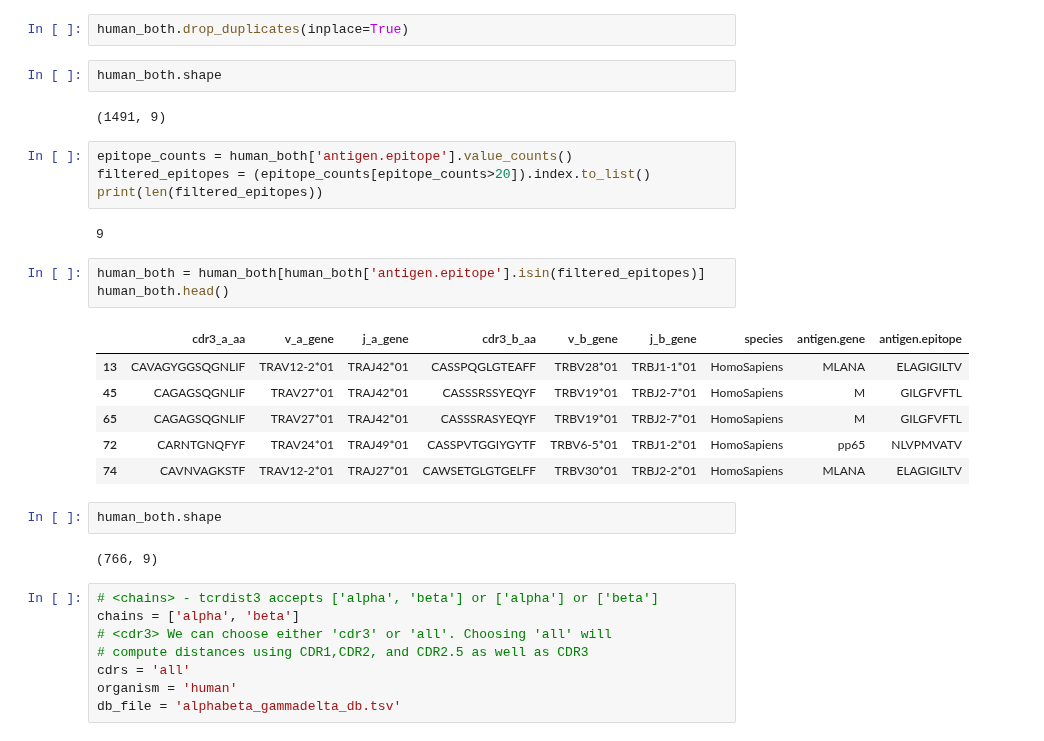
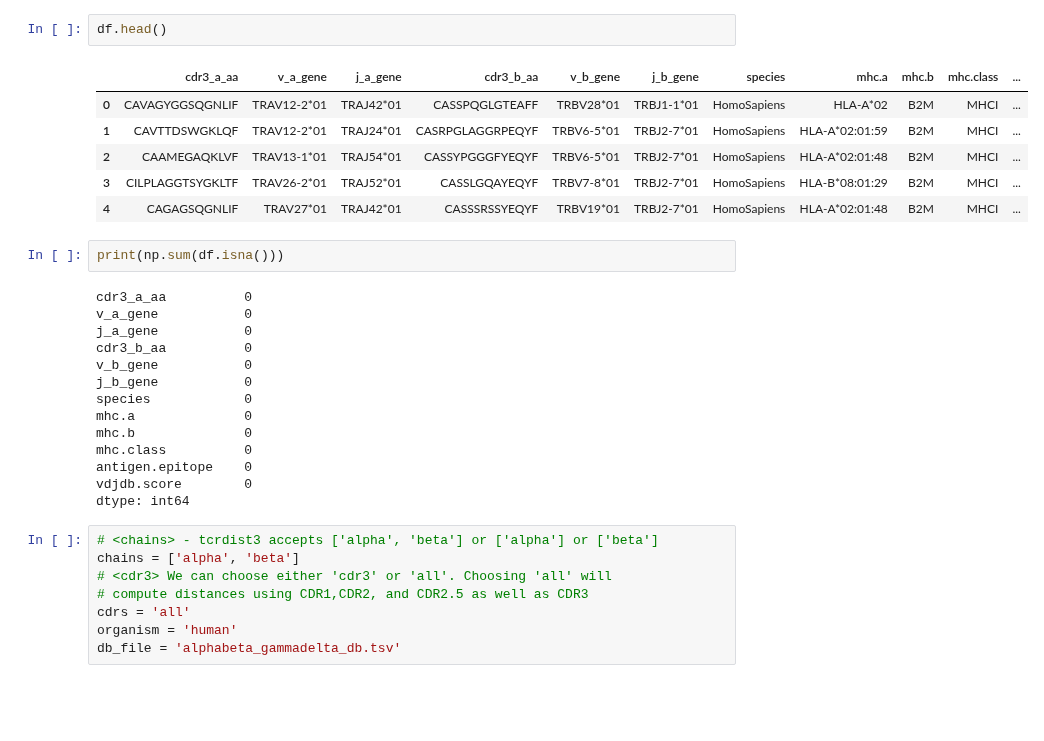
Before and after one commit to UoB-DSMP-2023-24/dsmp-2024-group-13, a Jupyter notebook: Vik-TcrDist-EpitopeSlim-Both-Viz.ipynb, the cells around one changed output. Drawn from its saved outputs; the diff is of its cells as text; blank space fills up the shorter version.

```diff
--- a/Vik-TcrDist-EpitopeSlim-Both-Viz.ipynb
+++ b/Vik-TcrDist-EpitopeSlim-Both-Viz.ipynb
@@ -221,29 +61,28 @@ human_both.shape
-# %%
-human_both.drop_duplicates(inplace=True)
-# %%
-human_both.shape
-# %% [output]
-(1491, 9)
-# %%
-epitope_counts = human_both['antigen.epitope'].value_counts()
-filtered_epitopes = (epitope_counts[epitope_counts>20]).index.to_list()
-print(len(filtered_epitopes))
-# %% [output]
-9
-# %%
-human_both = human_both[human_both['antigen.epitope'].isin(filtered_epitopes)]
-human_both.head()
-# %% [output]
-|  | cdr3_a_aa | v_a_gene | j_a_gene | cdr3_b_aa | v_b_gene | j_b_gene | species | antigen.gene | antigen.epitope |
-| 13 | CAVAGYGGSQGNLIF | TRAV12-2*01 | TRAJ42*01 | CASSPQGLGTEAFF | TRBV28*01 | TRBJ1-1*01 | HomoSapiens | MLANA | ELAGIGILTV |
-| 45 | CAGAGSQGNLIF | TRAV27*01 | TRAJ42*01 | CASSSRSSYEQYF | TRBV19*01 | TRBJ2-7*01 | HomoSapiens | M | GILGFVFTL |
-| 65 | CAGAGSQGNLIF | TRAV27*01 | TRAJ42*01 | CASSSRASYEQYF | TRBV19*01 | TRBJ2-7*01 | HomoSapiens | M | GILGFVFTL |
-| 72 | CARNTGNQFYF | TRAV24*01 | TRAJ49*01 | CASSPVTGGIYGYTF | TRBV6-5*01 | TRBJ1-2*01 | HomoSapiens | pp65 | NLVPMVATV |
-| 74 | CAVNVAGKSTF | TRAV12-2*01 | TRAJ27*01 | CAWSETGLGTGELFF | TRBV30*01 | TRBJ2-2*01 | HomoSapiens | MLANA | ELAGIGILTV |
-# %%
-human_both.shape
-# %% [output]
-(766, 9)
+# %%
+df.head()
+# %% [output]
+|  | cdr3_a_aa | v_a_gene | j_a_gene | cdr3_b_aa | v_b_gene | j_b_gene | species | mhc.a | mhc.b | mhc.class | ... |
+| 0 | CAVAGYGGSQGNLIF | TRAV12-2*01 | TRAJ42*01 | CASSPQGLGTEAFF | TRBV28*01 | TRBJ1-1*01 | HomoSapiens | HLA-A*02 | B2M | MHCI | ... |
+| 1 | CAVTTDSWGKLQF | TRAV12-2*01 | TRAJ24*01 | CASRPGLAGGRPEQYF | TRBV6-5*01 | TRBJ2-7*01 | HomoSapiens | HLA-A*02:01:59 | B2M | MHCI | ... |
+| 2 | CAAMEGAQKLVF | TRAV13-1*01 | TRAJ54*01 | CASSYPGGGFYEQYF | TRBV6-5*01 | TRBJ2-7*01 | HomoSapiens | HLA-A*02:01:48 | B2M | MHCI | ... |
+| 3 | CILPLAGGTSYGKLTF | TRAV26-2*01 | TRAJ52*01 | CASSLGQAYEQYF | TRBV7-8*01 | TRBJ2-7*01 | HomoSapiens | HLA-B*08:01:29 | B2M | MHCI | ... |
+| 4 | CAGAGSQGNLIF | TRAV27*01 | TRAJ42*01 | CASSSRSSYEQYF | TRBV19*01 | TRBJ2-7*01 | HomoSapiens | HLA-A*02:01:48 | B2M | MHCI | ... |
+# %%
+print(np.sum(df.isna()))
+# %% [output]
+cdr3_a_aa          0
+v_a_gene           0
+j_a_gene           0
+cdr3_b_aa          0
+v_b_gene           0
+j_b_gene           0
+species            0
+mhc.a              0
+mhc.b              0
+mhc.class          0
+antigen.epitope    0
+vdjdb.score        0
+dtype: int64
 # %%
 # <chains> - tcrdist3 accepts ['alpha', 'beta'] or ['alpha'] or ['beta']
 chains = ['alpha', 'beta']
```
Also changed, not shown: parts of 32 cells of this notebook.
